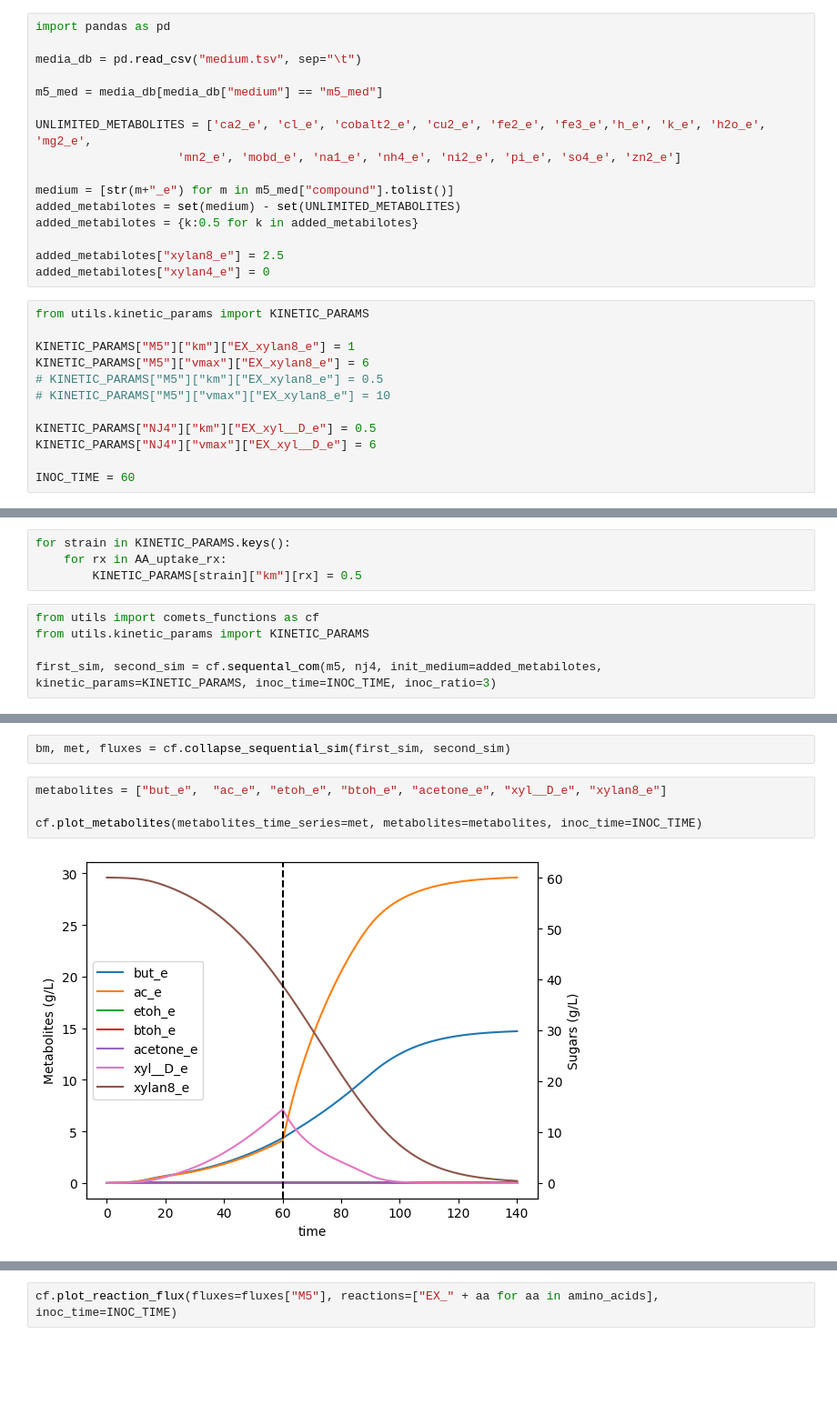
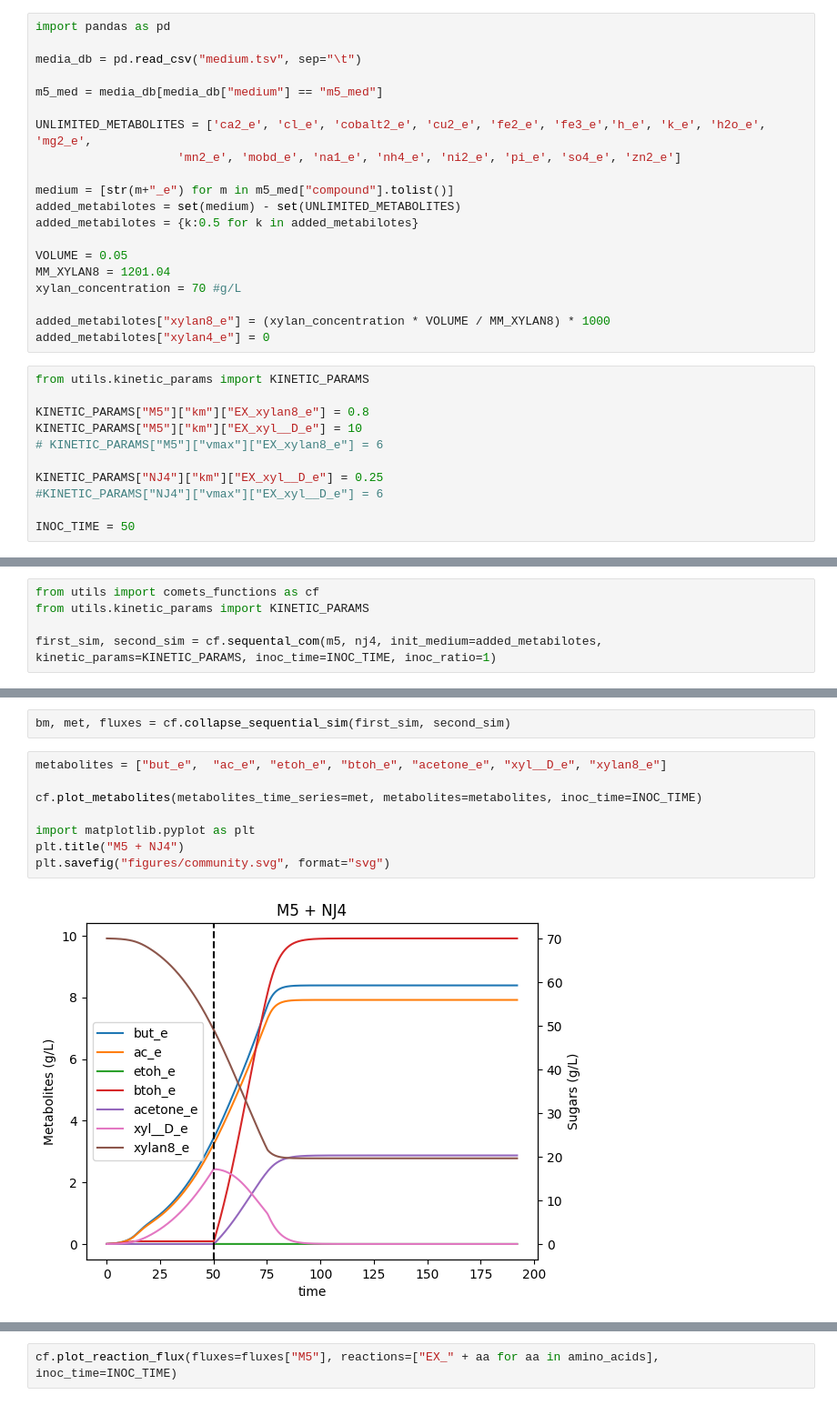
Before and after one commit to andreastallvik/BIOTBT3900, a Jupyter notebook: community_modelling/CBP_butanol/community_sim.ipynb, the cells around one changed output, grey strips where cells are left out. Shown at 91% size. Saved outputs shown, nothing was run; the diff lists cells and outputs as text; blank space fills up the shorter version.

Commit message:
finding good parameter combinations

```diff
--- a/community_modelling/CBP_butanol/community_sim.ipynb
+++ b/community_modelling/CBP_butanol/community_sim.ipynb
@@ -122,18 +126,21 @@ medium = [str(m+"_e") for m in m5_med["compound"].tolist()]
 added_metabilotes = set(medium) - set(UNLIMITED_METABOLITES)
 added_metabilotes = {k:0.5 for k in added_metabilotes}
 
-added_metabilotes["xylan8_e"] = 2.5
+VOLUME = 0.05
+MM_XYLAN8 = 1201.04
+xylan_concentration = 70 #g/L
+
+added_metabilotes["xylan8_e"] = (xylan_concentration * VOLUME / MM_XYLAN8) * 1000
 added_metabilotes["xylan4_e"] = 0
 # %%
 from utils.kinetic_params import KINETIC_PARAMS
 
-KINETIC_PARAMS["M5"]["km"]["EX_xylan8_e"] = 1
-KINETIC_PARAMS["M5"]["vmax"]["EX_xylan8_e"] = 6
-# KINETIC_PARAMS["M5"]["km"]["EX_xylan8_e"] = 0.5
-# KINETIC_PARAMS["M5"]["vmax"]["EX_xylan8_e"] = 10
+KINETIC_PARAMS["M5"]["km"]["EX_xylan8_e"] = 0.8
+KINETIC_PARAMS["M5"]["km"]["EX_xyl__D_e"] = 10
+# KINETIC_PARAMS["M5"]["vmax"]["EX_xylan8_e"] = 6
 
-KINETIC_PARAMS["NJ4"]["km"]["EX_xyl__D_e"] = 0.5
-KINETIC_PARAMS["NJ4"]["vmax"]["EX_xyl__D_e"] = 6
+KINETIC_PARAMS["NJ4"]["km"]["EX_xyl__D_e"] = 0.25
+#KINETIC_PARAMS["NJ4"]["vmax"]["EX_xyl__D_e"] = 6
 
-INOC_TIME = 60
+INOC_TIME = 50
 # %%
@@ -143,12 +154,8 @@ AA_uptake_rx = ["EX_val__L_e", "EX_arg__L_e", "EX_asp__L_e", "EX_dhptd_e", "EX_g
-# %%
-for strain in KINETIC_PARAMS.keys():
-    for rx in AA_uptake_rx:
-        KINETIC_PARAMS[strain]["km"][rx] = 0.5
 # %%
 from utils import comets_functions as cf
 from utils.kinetic_params import KINETIC_PARAMS
 
-first_sim, second_sim = cf.sequental_com(m5, nj4, init_medium=added_metabilotes, kinetic_params=KINETIC_PARAMS, inoc_time=INOC_TIME, inoc_ratio=3)
+first_sim, second_sim = cf.sequental_com(m5, nj4, init_medium=added_metabilotes, kinetic_params=KINETIC_PARAMS, inoc_time=INOC_TIME, inoc_ratio=1)
 # %% [output]
 Warning: The added metabolite (na1_e) is not able to be taken up by any of the current models
 Warning: The added metabolite (ni2_e) is not able to be taken up by any of the current models
@@ -476,9 +483,13 @@ bm, met, fluxes = cf.collapse_sequential_sim(first_sim, second_sim)
 # %%
 metabolites = ["but_e",  "ac_e", "etoh_e", "btoh_e", "acetone_e", "xyl__D_e", "xylan8_e"]
 
 cf.plot_metabolites(metabolites_time_series=met, metabolites=metabolites, inoc_time=INOC_TIME)
+
+import matplotlib.pyplot as plt
+plt.title("M5 + NJ4")
+plt.savefig("figures/community.svg", format="svg")
 # %% [output]
-[figure, old version]
+[figure, new version]
 # %%
 # find the metablites from the medium which runs out at some point
 suspects = [met for met in added_metabilotes.keys() if met in second_sim.get_metabolite_time_series().columns]
```
Also changed, not shown: parts of 9 cells of this notebook, 5 other files.
